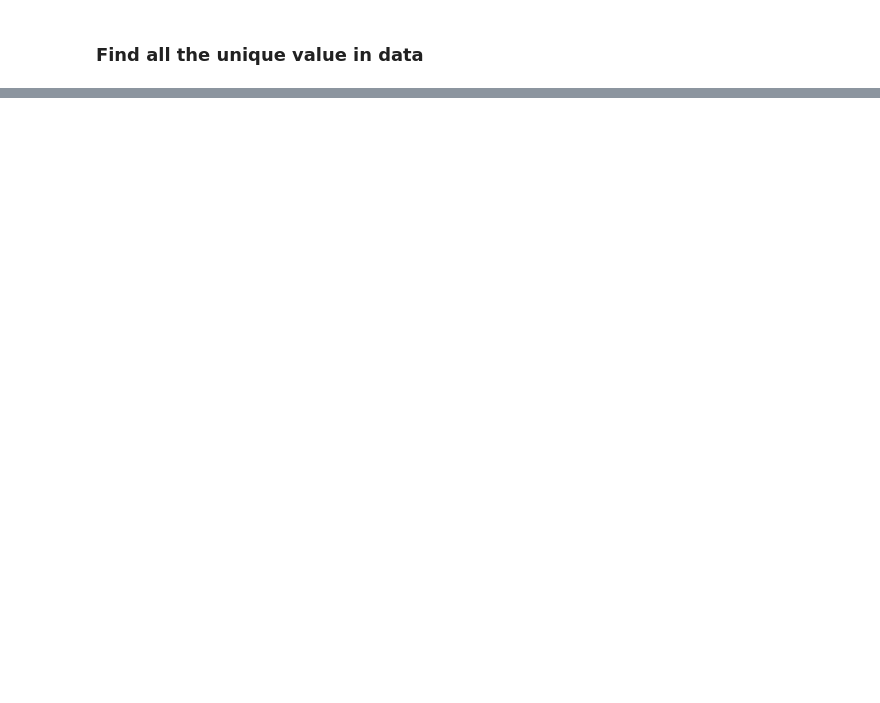
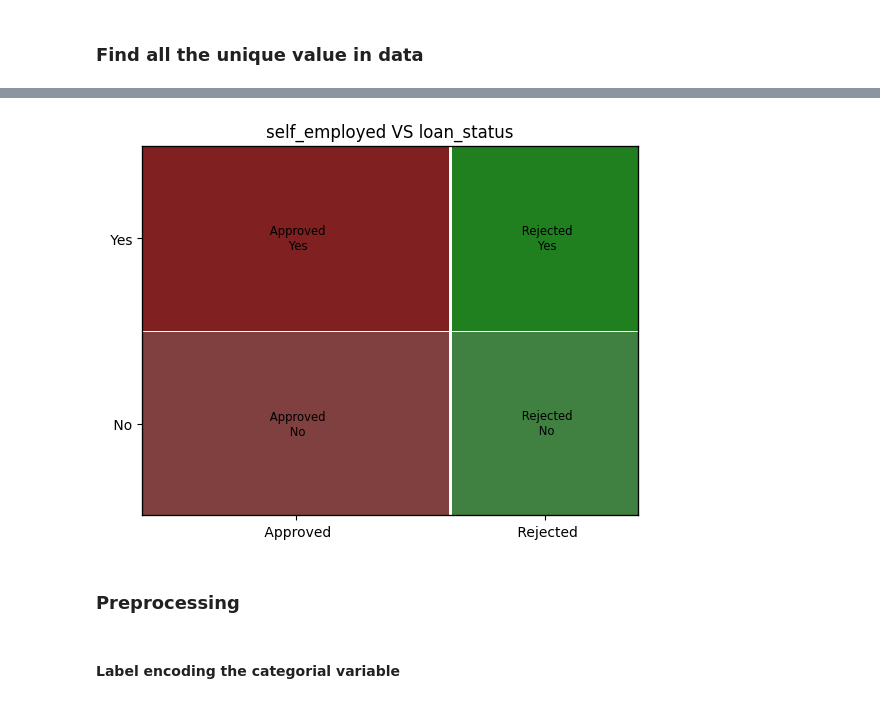
Before and after one commit to AdirajJohn/Loan_Approval_Prediction, a Jupyter notebook: loan_approval_model.ipynb, the cells around one changed output, grey strips where cells are left out. Saved outputs shown, nothing was run; the diff lists cells and outputs as text; code cells hidden in the pictures; blank space fills up the shorter version.

```diff
--- a/loan_approval_model.ipynb
+++ b/loan_approval_model.ipynb
@@ -92,0 +176,9 @@ for i in categorical:
+# %%
+mosaic(df,["loan_status",'self_employed'],title='self_employed VS loan_status')
+plt.show()
+# %% [output]
+[figure, added]
+# %% [markdown]
+### Preprocessing
+# %% [markdown]
+#### Label encoding the categorial variable
```
Also changed, not shown: parts of 31 cells of this notebook.
